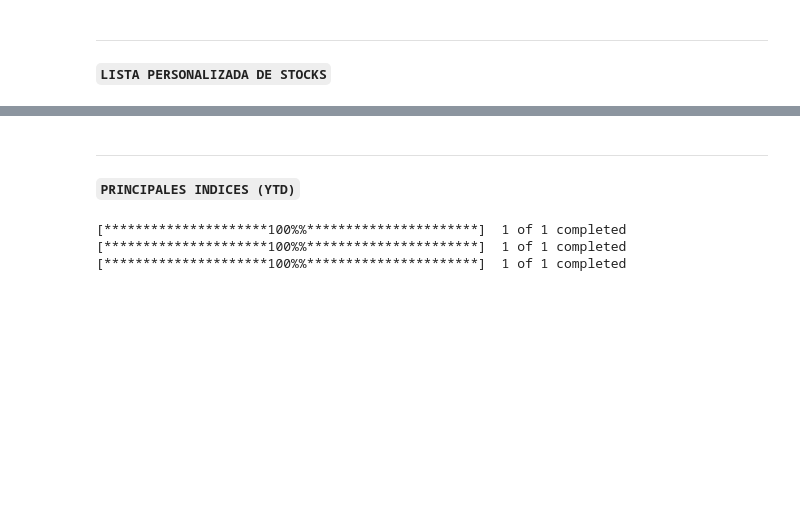
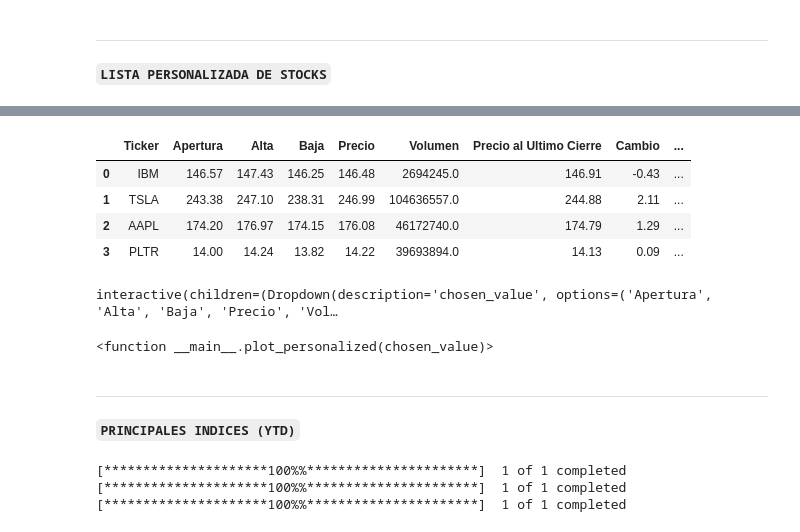
Before and after one commit to PauloVilla/Coyuntura-economica-financiera, a Jupyter notebook: Visualizaciones_Dashboard.ipynb, the cells around one changed output, grey strips where cells are left out. Cells and saved outputs as stored; diff of their text form; code cells hidden in the pictures; blank space fills up the shorter version.

```diff
--- a/Visualizaciones_Dashboard.ipynb
+++ b/Visualizaciones_Dashboard.ipynb
@@ -215,3 +282,27 @@ df
+# %%
+df = personalized_df()
+df
+# %% [output]
+|  | Ticker | Apertura | Alta | Baja | Precio | Volumen | Precio al Ultimo Cierre | Cambio | ... |
+| 0 | IBM | 146.57 | 147.43 | 146.25 | 146.48 | 2694245.0 | 146.91 | -0.43 | ... |
+| 1 | TSLA | 243.38 | 247.10 | 238.31 | 246.99 | 104636557.0 | 244.88 | 2.11 | ... |
+| 2 | AAPL | 174.20 | 176.97 | 174.15 | 176.08 | 46172740.0 | 174.79 | 1.29 | ... |
+| 3 | PLTR | 14.00 | 14.24 | 13.82 | 14.22 | 39693894.0 | 14.13 | 0.09 | ... |
+# %%
+def plot_personalized(chosen_value):
+    data = df.sort_values(by=chosen_value, ascending=False)   #personalized_df()
+    # Crea la gráfica de barras
+    plt.figure(figsize=(8, 6))
+    plt.bar(data['Ticker'], data[chosen_value], color='teal')
+    plt.ylabel(chosen_value)
+    plt.xlabel('Ticker')
+    plt.title(f'Acciones personalizadas: {chosen_value}')
+    plt.show()
+
+interact(plot_personalized, chosen_value=[col for col in df.columns if col != 'Ticker'])
+# %% [output]
+interactive(children=(Dropdown(description='chosen_value', options=('Apertura', 'Alta', 'Baja', 'Precio', 'Vol…
+<function __main__.plot_personalized(chosen_value)>
 # %% [markdown]
 ___
 **`PRINCIPALES INDICES (YTD)`**
```
Also changed, not shown: parts of 7 cells of this notebook.
